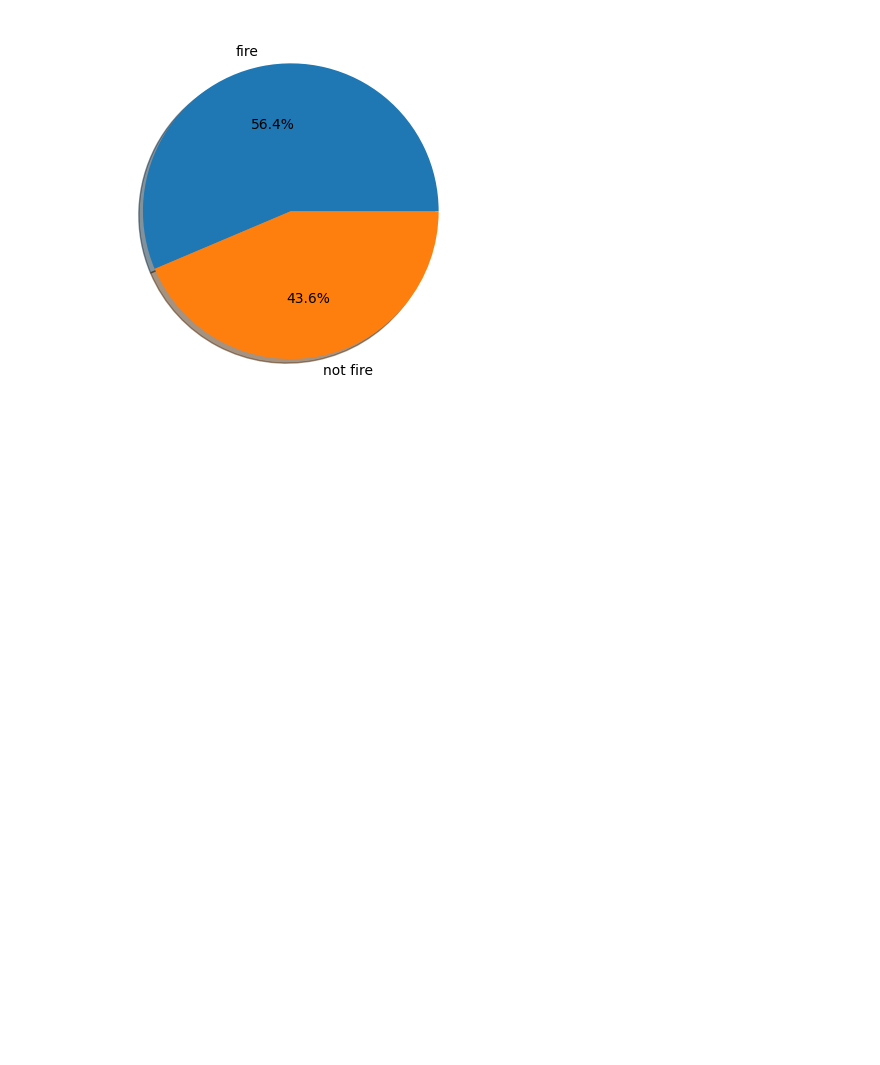
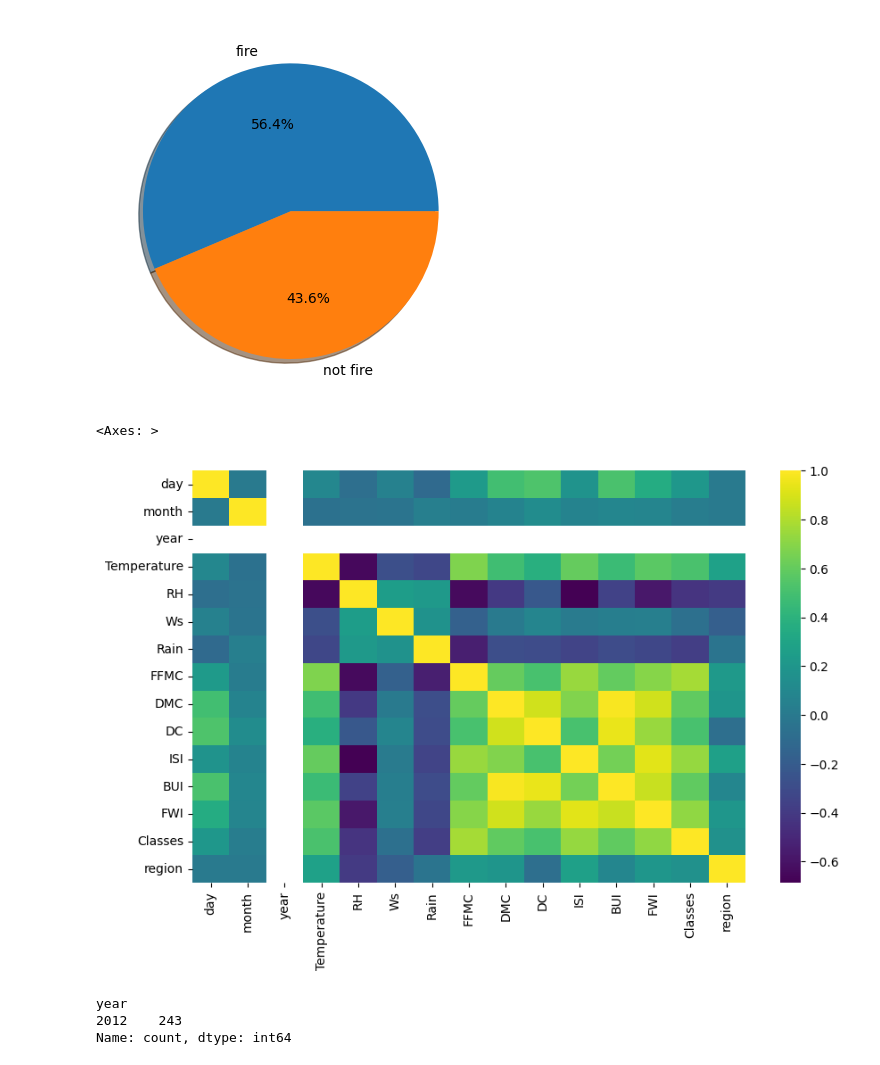
Before and after one commit to NarnindiMounica/Machine_Learning_Works, a Jupyter notebook: Regression/ridge_lasso_elasticnet_regression.ipynb, the cells around one changed output. Cells and saved outputs as stored; diff of their text form; code cells hidden in the pictures; blank space fills up the shorter version.

```diff
--- a/Regression/ridge_lasso_elasticnet_regression.ipynb
+++ b/Regression/ridge_lasso_elasticnet_regression.ipynb
@@ -238,3 +238,16 @@ plt.pie(df['Classes'].value_counts(normalize=True), labels=['fire', 'not fire'],
 plt.show()
 # %% [output]
 [figure]
+# %%
+#Correlation check
+plt.figure(figsize=(10,6))
+sns.heatmap(df.corr(), cmap='viridis')
+# %% [output]
+<Axes: >
+[figure, added]
+# %%
+df['year'].value_counts()
+# %% [output]
+year
+2012    243
+Name: count, dtype: int64
```
Also changed, not shown: parts of 3 cells of this notebook.
